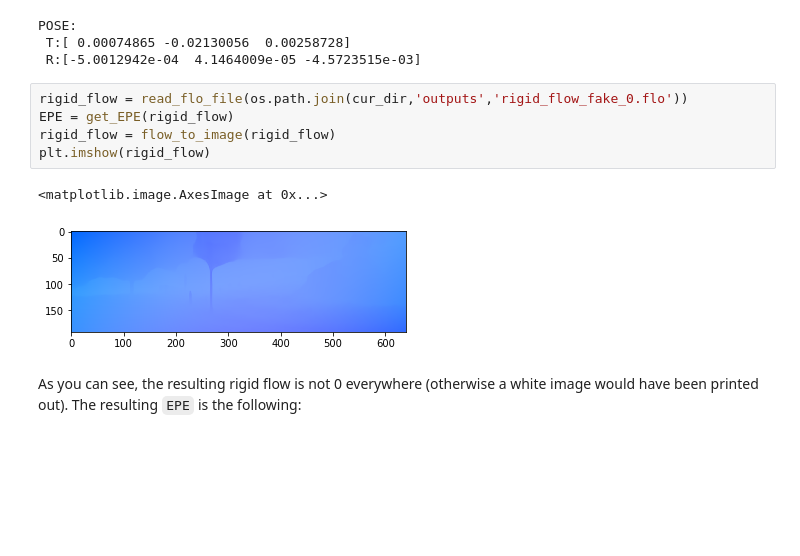
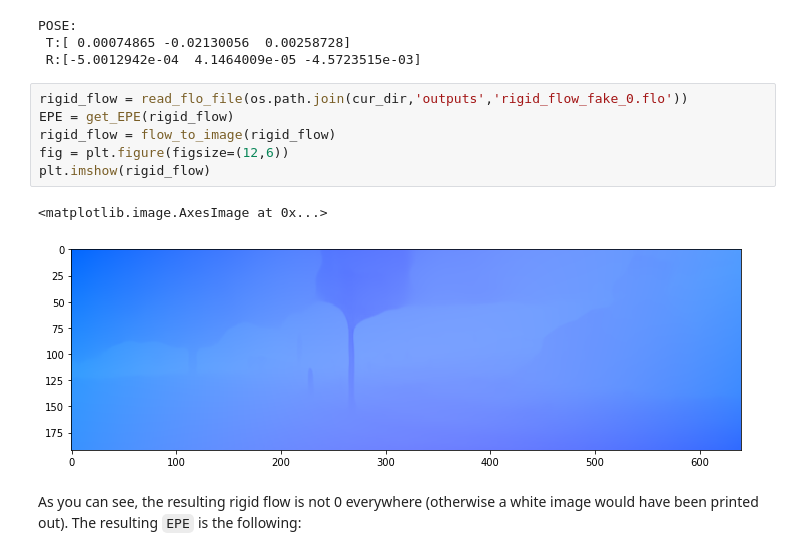
Before and after one commit to FilippoAleotti/MotionTest, a Jupyter notebook: notebook.ipynb, the cells around one changed output. Saved outputs shown, nothing was run; the diff lists cells and outputs as text; blank space fills up the shorter version.

```diff
--- a/notebook.ipynb
+++ b/notebook.ipynb
@@ -83,11 +84,12 @@ POSE:
 # %%
 rigid_flow = read_flo_file(os.path.join(cur_dir,'outputs','rigid_flow_fake_0.flo'))
 EPE = get_EPE(rigid_flow)
 rigid_flow = flow_to_image(rigid_flow)
+fig = plt.figure(figsize=(12,6))
 plt.imshow(rigid_flow)
 # %% [output]
 <matplotlib.image.AxesImage at 0x...>
-[figure, old version]
+[figure, new version]
 # %% [markdown]
 As you can see, the resulting rigid flow is not 0 everywhere (otherwise a white image would have been printed out).
 The resulting `EPE` is the following:
```
Also changed, not shown: parts of 11 cells of this notebook, 2 other files.
